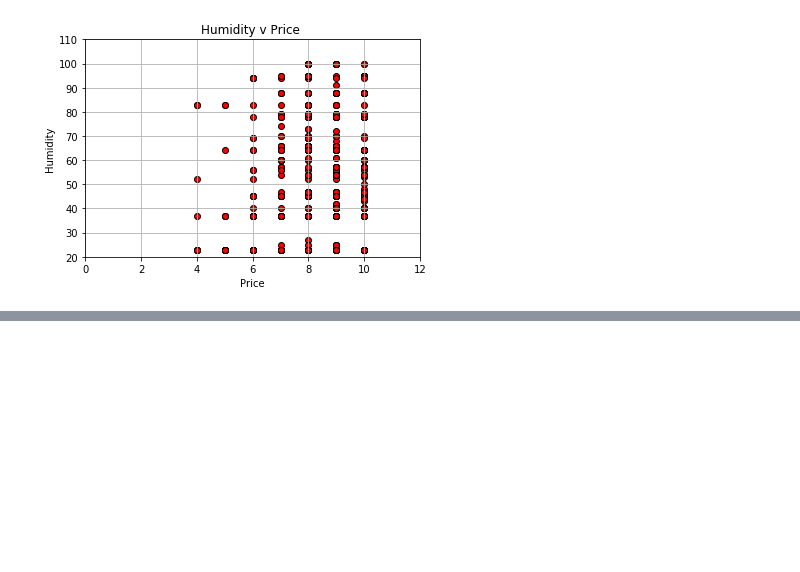
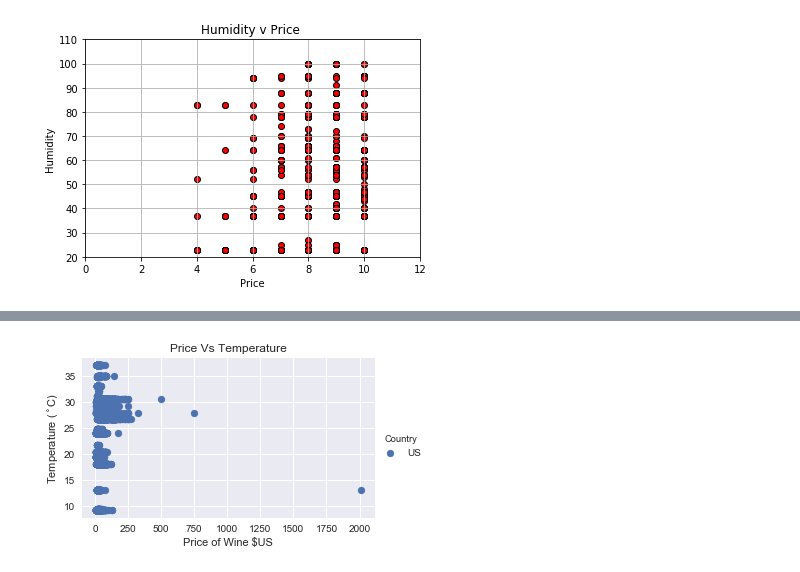
Before and after one commit to sun76779/WineProject, a Jupyter notebook: Weather_Points_Price.ipynb, the cells around one changed output, grey strips where cells are left out. Drawn from its saved outputs; the diff is of its cells as text; code cells hidden in the pictures; blank space fills up the shorter version.

```diff
--- a/Weather_Points_Price.ipynb
+++ b/Weather_Points_Price.ipynb
@@ -499,0 +511,4 @@ plt.savefig("Low_Price_humidity.png")
+# %%
+df_cali["region_1"] = df_cali["region_1"].astype(str)
+cali_city_list = df_cali["region_1"].unique()
+cali_city_list
@@ -499,0 +562,16 @@ plt.savefig("Low_Price_humidity.png")
+# %%
+# create a data frame from cities, lat, and temp
+weather_dict3 = {
+    "region_1": name3,
+    "country": country3,
+    "lat": lat3,
+    "temp": temp3,
+    "temp_avg": temp_avg3,
+    "clouds": cloud3,
+    "wind": wind3,
+    "humidity": humidity3
+
+}
+weather_data3 = pd.DataFrame(weather_dict3)
+#weather_data2['temp'] = (9 * weather_data2['temp'] + (32 * 5))/5
+weather_data3
@@ -499,0 +596,4 @@ plt.savefig("Low_Price_humidity.png")
+# %%
+merge_wine_weather3 = pd.merge(df_cali, weather_data3, on = "region_1", how = "left" )
+merge_wine_weather3.rename(columns={'country_x': 'Country', 'country_y': 'Country_Initial'}, inplace=True)
+merge_wine_weather3.head()
@@ -499,0 +608,3 @@ plt.savefig("Low_Price_humidity.png")
+# %%
+df_plot4 = merge_wine_weather3[pd.notnull(merge_wine_weather3['temp'])]
+df_plot4.count()
@@ -499,0 +629,11 @@ plt.savefig("Low_Price_humidity.png")
+# %%
+fg10 = seaborn.FacetGrid(data=  df_plot4, hue= 'Country',  aspect=1.61)
+fg10.map(plt.scatter, 'price', 'temp_avg').add_legend()
+axes = fg10.axes.flatten()
+axes[0].set_title("Price Vs Temperature")
+axes[0].set_ylabel('Temperature ($^\circ$C)')
+axes[0].set_xlabel('Price of Wine $US')
+seaborn.set()
+fg10.savefig("cali_price_temp.png")
+# %% [output]
+[figure, added]
```
Also changed, not shown: parts of 15 cells of this notebook, 4 other files.
